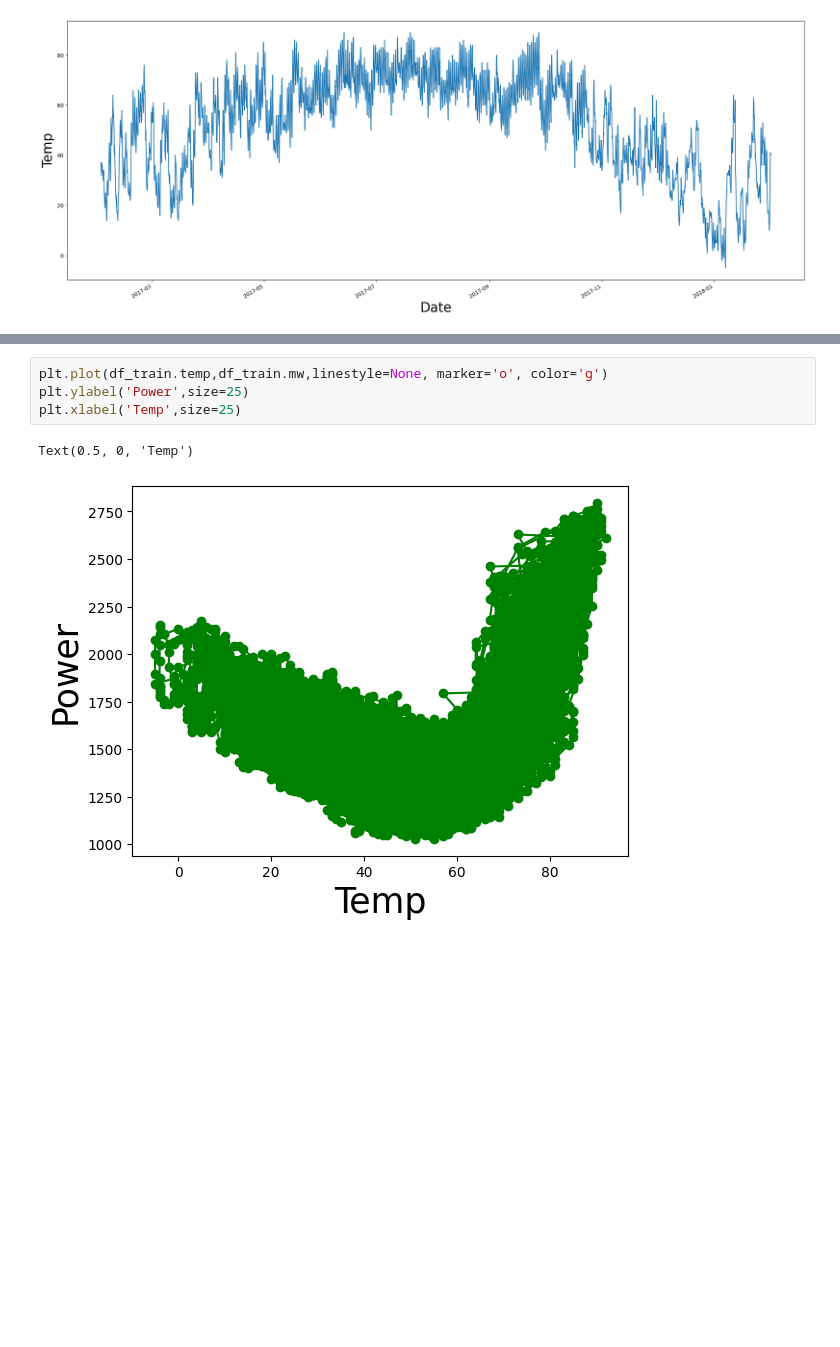
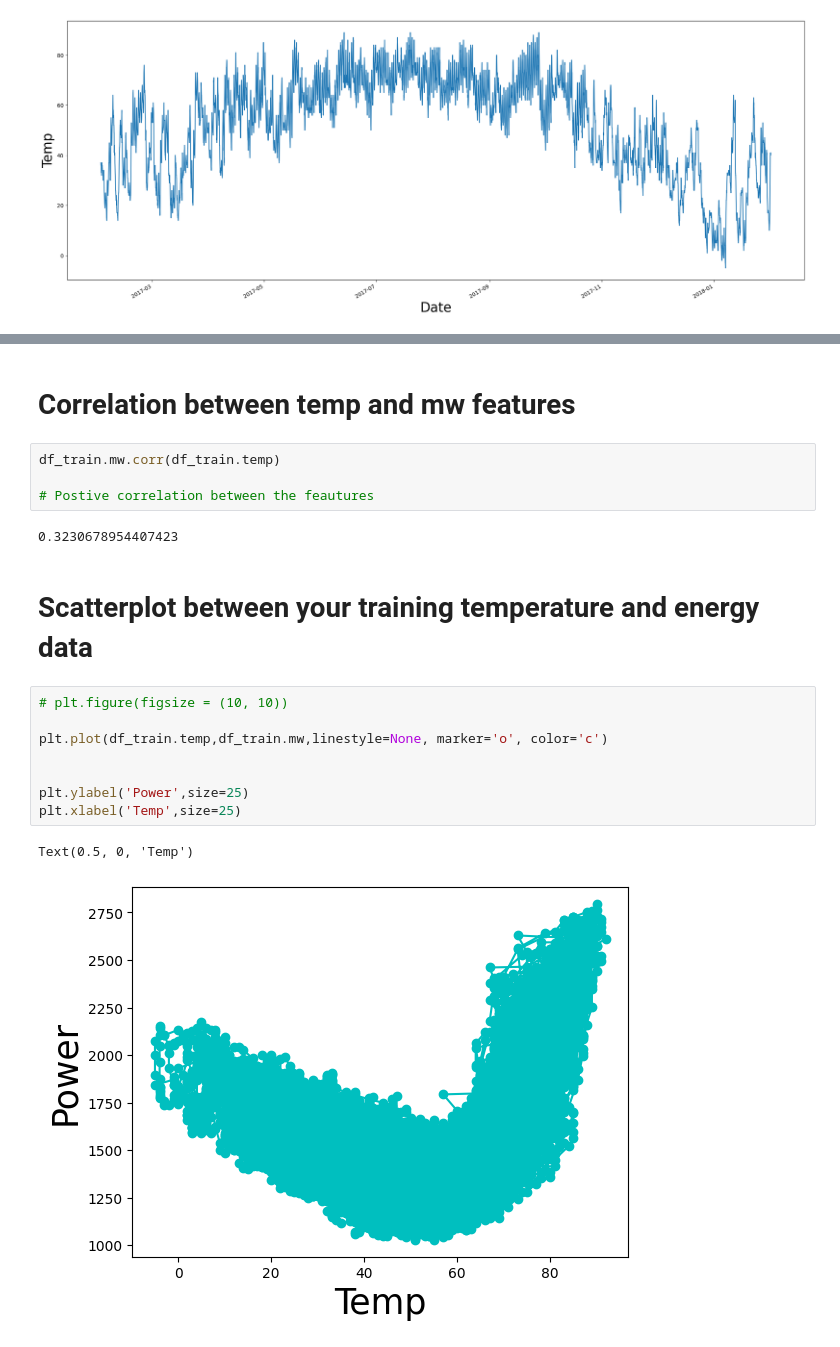
Before and after one commit to mkartheekraj/TimeSeries_Forecasting-Python, a Jupyter notebook: 1st_Project_Energy_Prediction.ipynb, the cells around one changed output, grey strips where cells are left out. Saved outputs shown, nothing was run; the diff lists cells and outputs as text; blank space fills up the shorter version.

```diff
--- a/1st_Project_Energy_Prediction.ipynb
+++ b/1st_Project_Energy_Prediction.ipynb
@@ -322,7 +433,21 @@ Text(0.5, 0, 'Date')
+# %% [markdown]
+# Correlation  between temp and mw features
+# %%
+df_train.mw.corr(df_train.temp)
+
+# Postive correlation between the feautures
+# %% [output]
+0.3230678954407423
+# %% [markdown]
+# Scatterplot between your training temperature and energy data
 # %%
-plt.plot(df_train.temp,df_train.mw,linestyle=None, marker='o', color='g')
+# plt.figure(figsize = (10, 10))
+
+plt.plot(df_train.temp,df_train.mw,linestyle=None, marker='o', color='c')
+
+
 plt.ylabel('Power',size=25)
 plt.xlabel('Temp',size=25)
 # %% [output]
 Text(0.5, 0, 'Temp')
-[figure, old version]
+[figure, new version]
```
Also changed, not shown: parts of 14 cells of this notebook.
